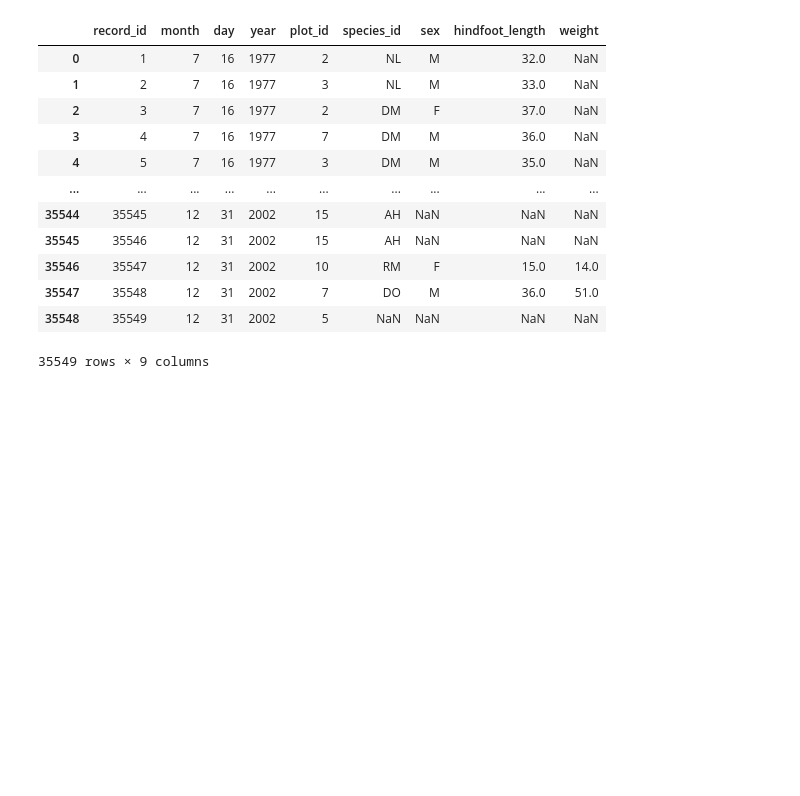
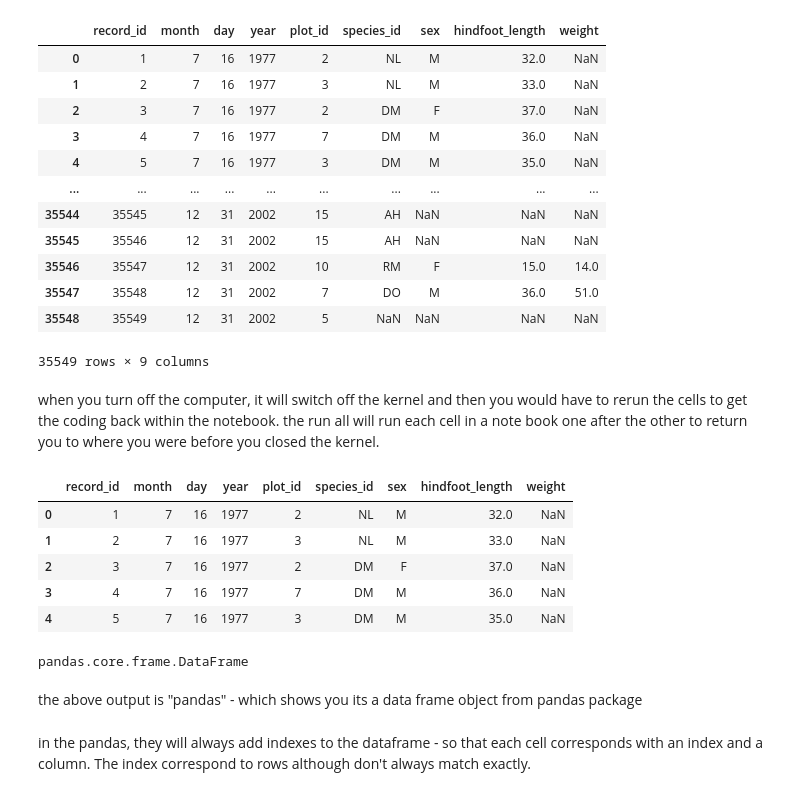
Before and after one commit to ElloiseStephenson/dimen-python-2023, a Jupyter notebook: hello.ipynb, the cells around one changed output. Drawn from its saved outputs; the diff is of its cells as text; code cells hidden in the pictures; blank space fills up the shorter version.

```diff
--- a/hello.ipynb
+++ b/hello.ipynb
@@ -208,3 +208,25 @@ surveys_df
 | 35547 | 35548 | 12 | 31 | 2002 | 7 | DO | M | 36.0 | 51.0 |
 | 35548 | 35549 | 12 | 31 | 2002 | 5 | NaN | NaN | NaN | NaN |
 35549 rows × 9 columns
+# %% [markdown]
+when you turn off the computer, it will switch off the kernel and then you would have to rerun the cells to get the coding back within the notebook.
+the run all will run each cell in a note book one after the other to return you to where you were before you closed the kernel.
+# %%
+## viewing data frames in panda to see the head and tail of a dataframe
+
+surveys_df.head()
+# %% [output]
+|  | record_id | month | day | year | plot_id | species_id | sex | hindfoot_length | weight |
+| 0 | 1 | 7 | 16 | 1977 | 2 | NL | M | 32.0 | NaN |
+| 1 | 2 | 7 | 16 | 1977 | 3 | NL | M | 33.0 | NaN |
+| 2 | 3 | 7 | 16 | 1977 | 2 | DM | F | 37.0 | NaN |
+| 3 | 4 | 7 | 16 | 1977 | 7 | DM | M | 36.0 | NaN |
+| 4 | 5 | 7 | 16 | 1977 | 3 | DM | M | 35.0 | NaN |
+# %%
+type(surveys_df)
+# %% [output]
+pandas.core.frame.DataFrame
+# %% [markdown]
+the above output is "pandas" - which shows you its a data frame object from pandas package
+# %% [markdown]
+in the pandas, they will always add indexes to the dataframe - so that each cell corresponds with an index and a column. The index correspond to rows although don't always match exactly.
```
Also changed, not shown: parts of 30 cells of this notebook.
